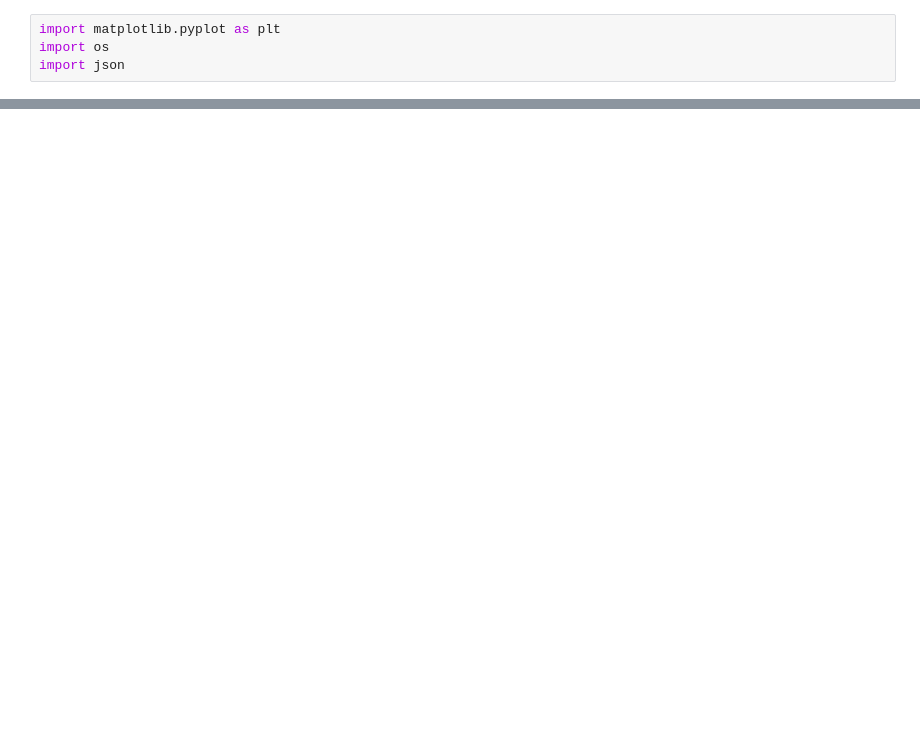
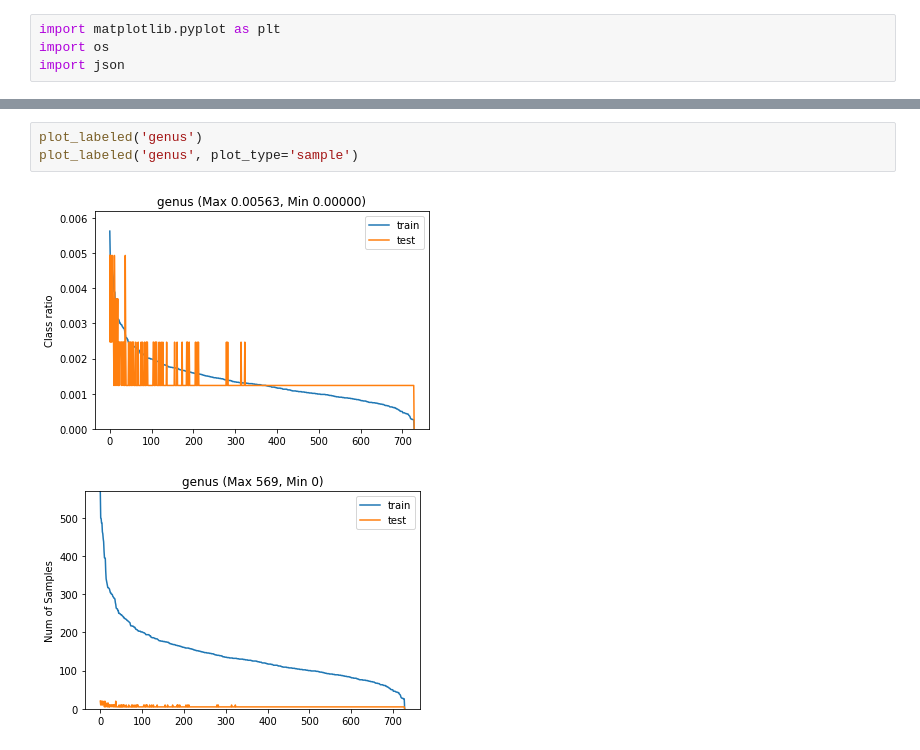
Before and after one commit to linzhiqiu/leco, a Jupyter notebook: SemiInatStats.ipynb, the cells around one changed output, grey strips where cells are left out. Drawn from its saved outputs; the diff is of its cells as text; blank space fills up the shorter version.

```diff
--- a/SemiInatStats.ipynb
+++ b/SemiInatStats.ipynb
@@ -161,0 +153,6 @@ plot_labeled('species')
+# %%
+plot_labeled('genus')
+plot_labeled('genus', plot_type='sample')
+# %% [output]
+[figure, added]
+[figure, added]
```
Also changed, not shown: parts of 20 cells of this notebook, 12 other files.
